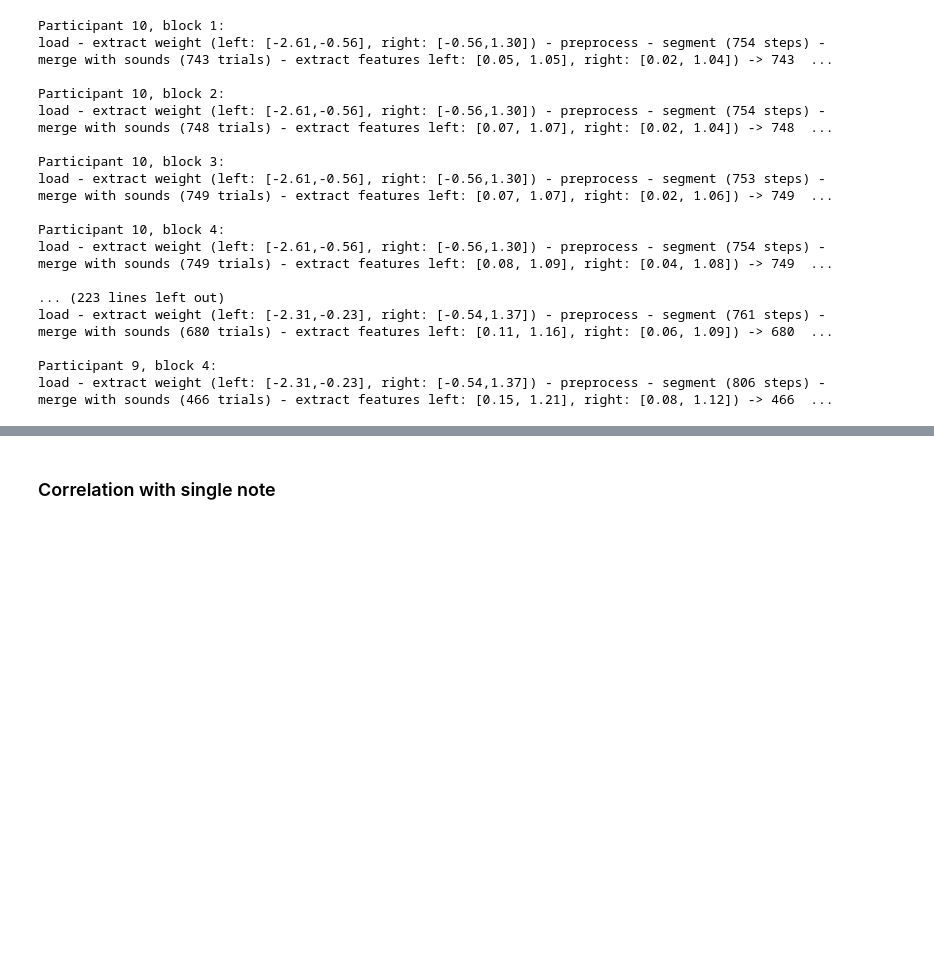
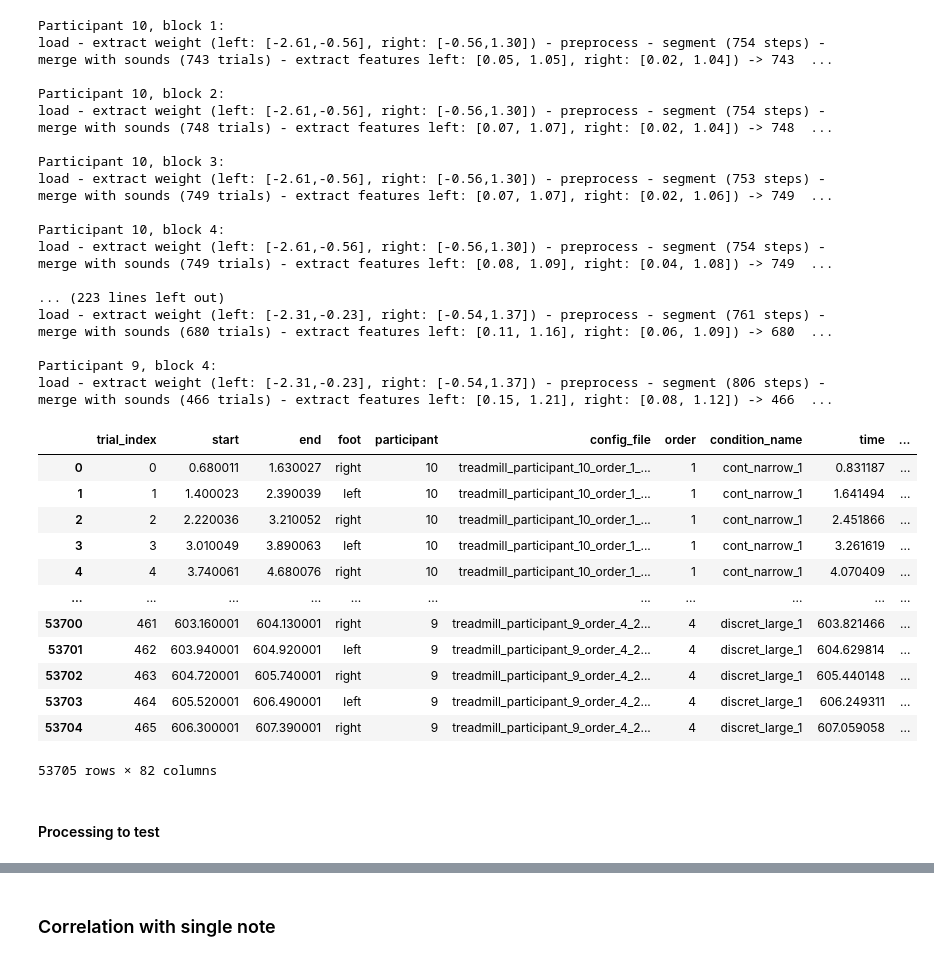
Before and after one commit to creamlab/treadmill, a Jupyter notebook: analysis/analysis.ipynb, the cells around one changed output, grey strips where cells are left out. Cells and saved outputs as stored; diff of their text form; code cells hidden in the pictures; blank space fills up the shorter version.

```diff
--- a/analysis/analysis.ipynb
+++ b/analysis/analysis.ipynb
@@ -786,0 +939,3 @@ data\treadmill_participant_12_order_4_21_06_18_12_52_sound.csv
+# %%
+answers_msi = pd.read_csv('data/GoldMSI_Index.csv')
+answers_msi
@@ -786,0 +960,3 @@ data\treadmill_participant_12_order_4_21_06_18_12_52_sound.csv
+# %%
+# deduce musical score from MSI test data
+answers_msi['musical_score'] = answers_msi['J_écoute_souvent_certaines_musiques_pour_me_motiver_ou_m_enthousiasmer']+answers_msi['Je_suis_capable_de_parler_des_émotions_qu_évoque_pour_moi_un_morceau_de_musique'] +answers_msi['La_musique_peut_m_évoquer_des_souvenirs_de_personnes_ou_d_endroits_du_passé'] +answers_msi['Je_consacre_une_partie_importante_de_mon_temps_libre_à_des_activités_liées_à_la_musique'] +answers_msi['Je_lis_ou_je_cherche_souvent_sur_internet_des_informations_en_lien_avec_la_musique'] +answers_msi['Je_ne_pourrais_pas_vivre_sans_musique'] +answers_msi['Je_trouve_difficile_de_repérer_les_fautes_dans_l_exécution_d_une_chanson_ou_d_un_morceau_même_si_je_connais_la_mélodie'] +answers_msi['Je_suis_capable_de_dire_si_quelqu_un_ne_chante_ou_ne_joue_pas_en_rythme'] +answers_msi['Je_suis_capable_de_dire_quand_quelqu_un_chante_ou_joue_faux'] +answers_msi['Je_suis_capable_de_trouver_les_bonnes_notes_lorsque_je_chante_accompagné_e_d_un_enregistrement'] +answers_msi['Si_quelqu_un_chante_une_chanson_que_je_ne_connais_pas_je_peux_me_mettre_à_la_chanter_avec_lui_ou_avec_elle'] +answers_msi['Je_n_aime_pas_chanter_en_public_car_j_ai_peur_de_chanter_les_mauvaises_notes']
@@ -873,9 +1083,35 @@ load - extract weight (left: [-2.31,-0.23], right: [-0.54,1.37]) - preprocess -
 
 Participant 9, block 4:
 load - extract weight (left: [-2.31,-0.23], right: [-0.54,1.37]) - preprocess - segment (806 steps) - merge with sounds (466 trials) - extract features left: [0.15, 1.21], right: [0.08, 1.12]) -> 466  ...
+# %%
+# add musical score to treadmill data
+data = data.merge(answers_msi,
+                      left_on = 'participant',
+                      right_on = 'Numéro_de_participant',
+                      how='left',
+                     suffixes=['',''])
+# passer les données dans un nouveau fichier texte ?
+# %%
+data
+# %% [output]
+|  | trial_index | start | end | foot | participant | config_file | order | condition_name | time | ... |
+| 0 | 0 | 0.680011 | 1.630027 | right | 10 | treadmill_participant_10_order_1_... | 1 | cont_narrow_1 | 0.831187 | ... |
+| 1 | 1 | 1.400023 | 2.390039 | left | 10 | treadmill_participant_10_order_1_... | 1 | cont_narrow_1 | 1.641494 | ... |
+| 2 | 2 | 2.220036 | 3.210052 | right | 10 | treadmill_participant_10_order_1_... | 1 | cont_narrow_1 | 2.451866 | ... |
+| 3 | 3 | 3.010049 | 3.890063 | left | 10 | treadmill_participant_10_order_1_... | 1 | cont_narrow_1 | 3.261619 | ... |
+| 4 | 4 | 3.740061 | 4.680076 | right | 10 | treadmill_participant_10_order_1_... | 1 | cont_narrow_1 | 4.070409 | ... |
+| ... | ... | ... | ... | ... | ... | ... | ... | ... | ... | ... |
+| 53700 | 461 | 603.160001 | 604.130001 | right | 9 | treadmill_participant_9_order_4_2... | 4 | discret_large_1 | 603.821466 | ... |
+| 53701 | 462 | 603.940001 | 604.920001 | left | 9 | treadmill_participant_9_order_4_2... | 4 | discret_large_1 | 604.629814 | ... |
+| 53702 | 463 | 604.720001 | 605.740001 | right | 9 | treadmill_participant_9_order_4_2... | 4 | discret_large_1 | 605.440148 | ... |
+| 53703 | 464 | 605.520001 | 606.490001 | left | 9 | treadmill_participant_9_order_4_2... | 4 | discret_large_1 | 606.249311 | ... |
+| 53704 | 465 | 606.300001 | 607.390001 | right | 9 | treadmill_participant_9_order_4_2... | 4 | discret_large_1 | 607.059058 | ... |
+53705 rows × 82 columns
 # %%
 data = data.reset_index().rename(columns={"index": "trial_index"})
 # %%
 data.to_csv('data/data.csv')
 # %%
 data.drop(columns=['x','x_previous','y','y_previous','z','z_previous']).to_csv('data/data-small.csv')
+# %% [markdown]
+#### Processing to test
```
Also changed, not shown: parts of 31 cells of this notebook.
